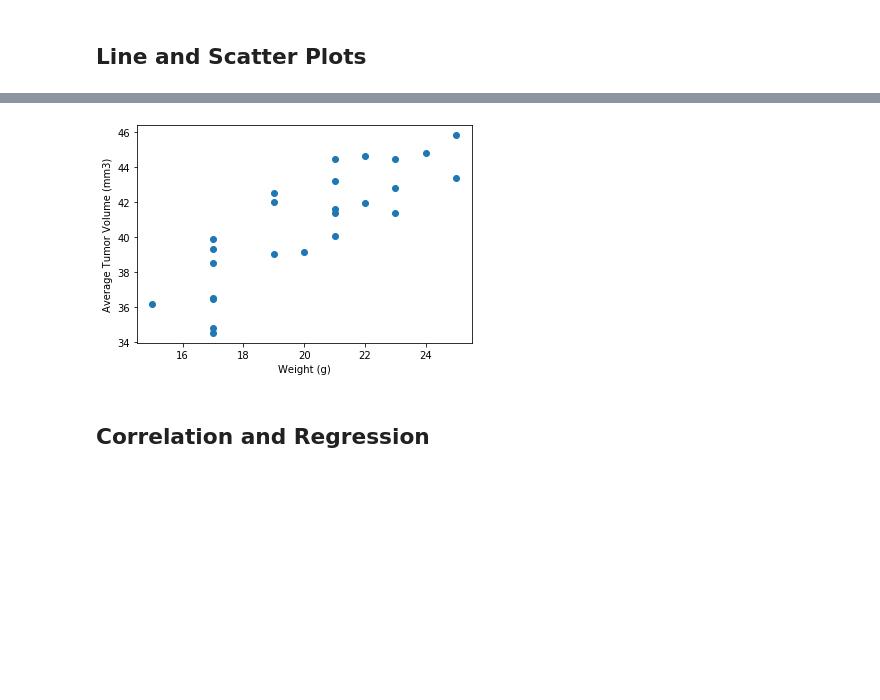
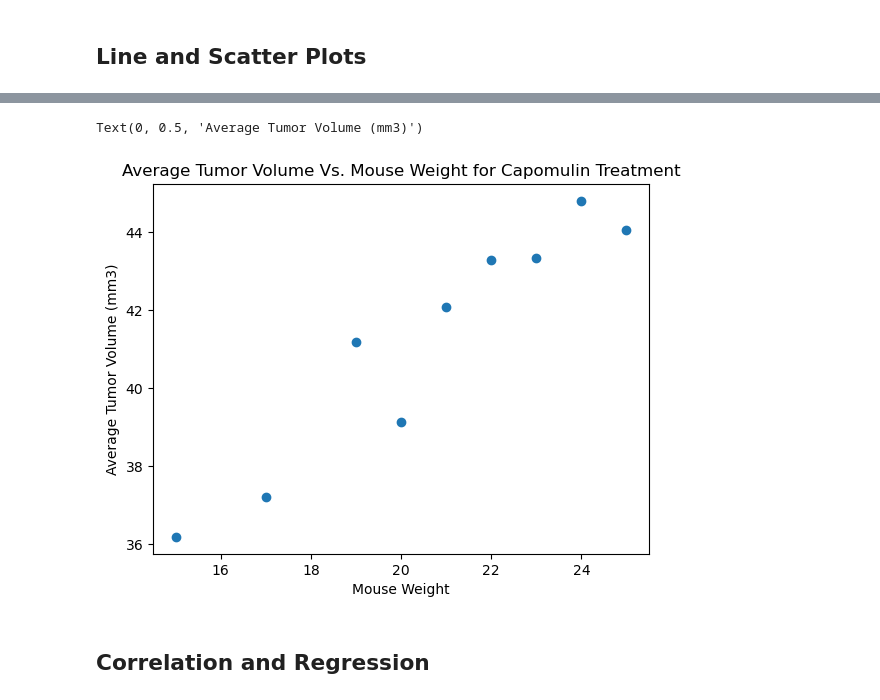
Before and after one commit to JLeigh101/plotting-with-pandas, a Jupyter notebook: Pymaceuticals/JL_pymaceuticals.ipynb, the cells around one changed output, grey strips where cells are left out. Saved outputs shown, nothing was run; the diff lists cells and outputs as text; code cells hidden in the pictures; blank space fills up the shorter version.

Commit message:
completed scatter and boxplot portions of the workbook

```diff
--- a/Pymaceuticals/JL_pymaceuticals.ipynb
+++ b/Pymaceuticals/JL_pymaceuticals.ipynb
@@ -552,0 +717,4 @@ Ceftamin Upper Bound:76.66786758
+# %%
+#capomulin specific df
+capomulin_df = clean_df[clean_df['Drug Regimen'] == 'Capomulin']
+capomulin_df
@@ -552,0 +797,3 @@ Ceftamin Upper Bound:76.66786758
+# %%
+average_tumor_vol_capomulin = capomulin_df.groupby(['Weight (g)']).mean()['Tumor Volume (mm3)']
+average_tumor_vol_capomulin
@@ -552,0 +812,3 @@ Ceftamin Upper Bound:76.66786758
+# %%
+x_axis_vals = average_tumor_vol_capomulin.keys()
+x_axis_vals
@@ -552,0 +817,3 @@ Ceftamin Upper Bound:76.66786758
+# %%
+y_axis_vals = list(average_tumor_vol_capomulin)
+y_axis_vals
@@ -553,6 +830,11 @@ Ceftamin Upper Bound:76.66786758
 # %%
 # Generate a scatter plot of average tumor volume vs. mouse weight for the Capomulin regimen
+plt.scatter(x_axis_vals, y_axis_vals, marker="o")
+plt.title("Average Tumor Volume Vs. Mouse Weight for Capomulin Treatment")
+plt.xlabel("Mouse Weight")
+plt.ylabel("Average Tumor Volume (mm3)")
 # %% [output]
+Text(0, 0.5, 'Average Tumor Volume (mm3)')
-[figure, old version]
+[figure, new version]
 # %% [markdown]
 ## Correlation and Regression
```
Also changed, not shown: parts of 35 cells of this notebook.
